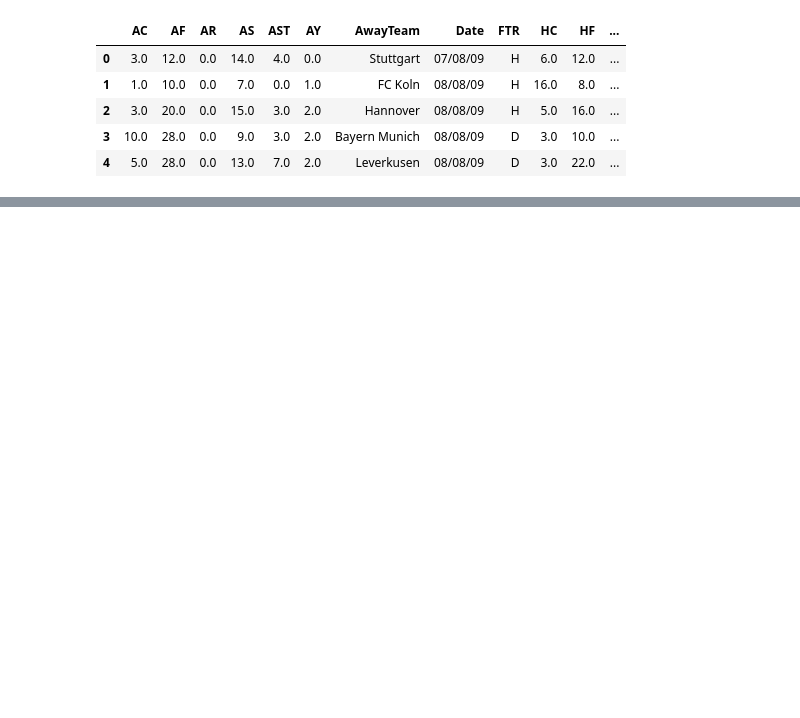
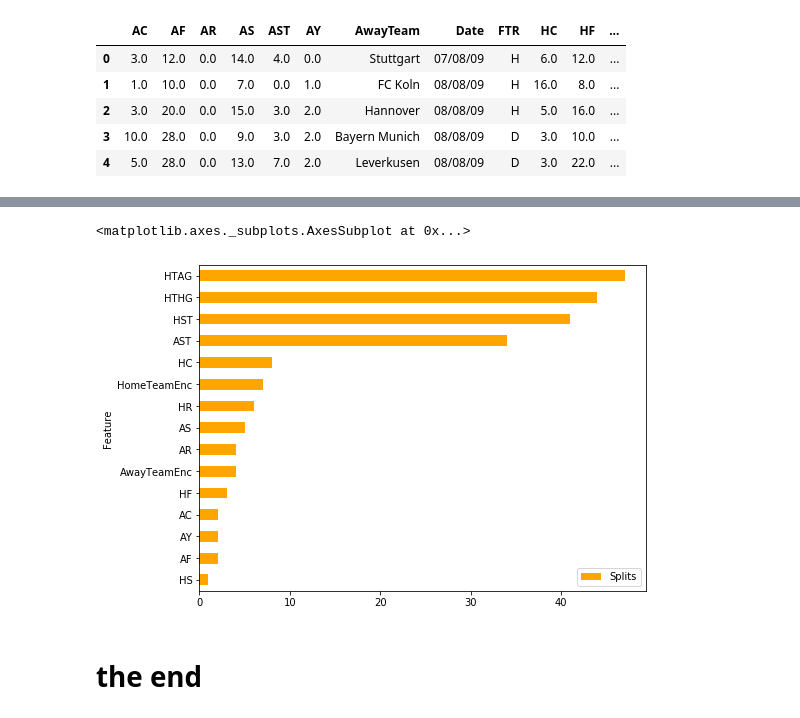
Before and after one commit to srimugunthan/PredictFootballMatch, a Jupyter notebook: XGBoost.ipynb, the cells around one changed output, grey strips where cells are left out. Saved outputs shown, nothing was run; the diff lists cells and outputs as text; code cells hidden in the pictures; blank space fills up the shorter version.

```diff
--- a/XGBoost.ipynb
+++ b/XGBoost.ipynb
@@ -39,0 +61,10 @@ X_train, X_test, y_train, y_test = train_test_split(X, y, random_state = 0)
+# %%
+weights = np.zeros(len(y_train))
+weights[y_train == 0] = 27
+weights[y_train == 1] = 25
+weights[y_train == 2] = 46
+
+import xgboost as xgb
+
+dtrain = xgb.DMatrix(data=X_train, label=y_train, weight=weights)
+dtest = xgb.DMatrix(data=X_test)
@@ -39,0 +212,3 @@ X_train, X_test, y_train, y_test = train_test_split(X, y, random_state = 0)
+# %%
+importances = bst.get_fscore()
+importances
@@ -39,0 +231,13 @@ X_train, X_test, y_train, y_test = train_test_split(X, y, random_state = 0)
+# %%
+# create df
+importance_df = pd.DataFrame({
+        'Splits': list(importances.values()),
+        'Feature': list(importances.keys())
+    })
+importance_df.sort_values(by='Splits', inplace=True)
+importance_df.plot(kind='barh', x='Feature', figsize=(8,6), color='orange')
+# %% [output]
+<matplotlib.axes._subplots.AxesSubplot at 0x...>
+[figure, added]
+# %% [markdown]
+# the end
```
Also changed, not shown: parts of 29 cells of this notebook, 11 other files.
